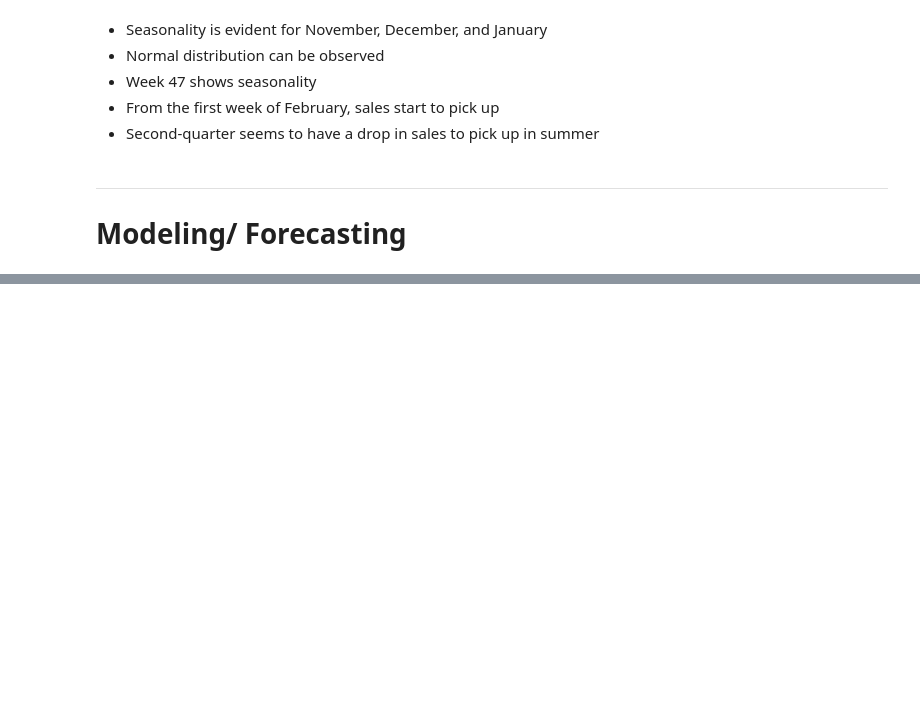
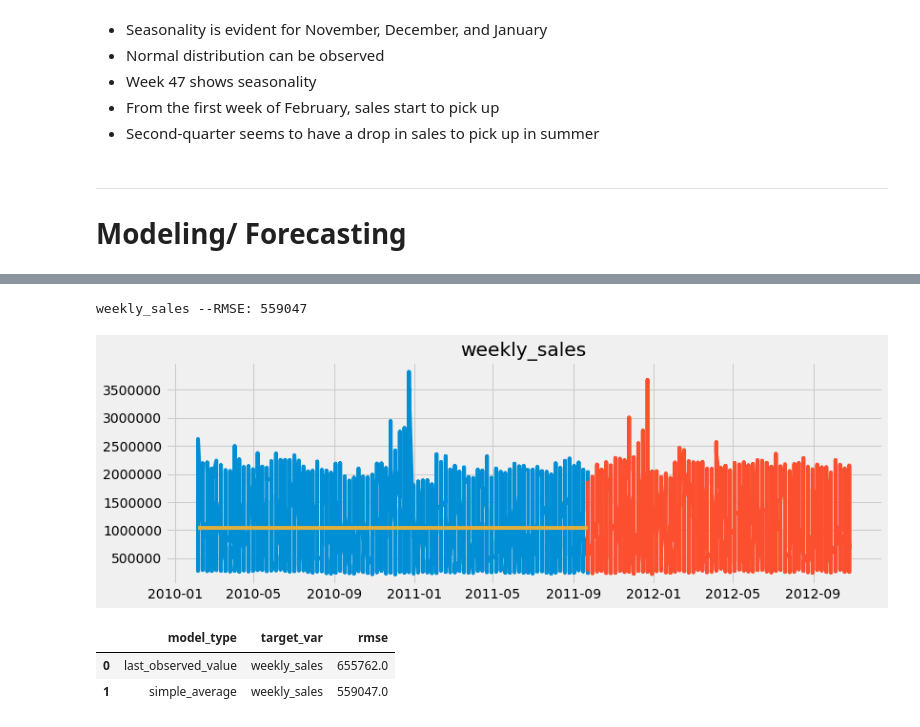
Before and after one commit to VelasquezAlejandro044/alejandro-individual-project, a Jupyter notebook: walmart_sales_data_work.ipynb, the cells around one changed output, grey strips where cells are left out. Drawn from its saved outputs; the diff is of its cells as text; code cells hidden in the pictures; blank space fills up the shorter version.

```diff
--- a/walmart_sales_data_work.ipynb
+++ b/walmart_sales_data_work.ipynb
@@ -396,15 +421,12 @@ def plot_and_eval(target_var):
 # %%
-# Create the empty dataframe
-eval_df = pd.DataFrame(columns=['model_type', 'target_var', 'rmse'])
-
-# function to store rmse for comparison purposes
+# Function to store rmse for comparison purposes
 def append_eval_df(model_type, target_var):
     """
-    append evaluation metrics for each model type, target variable, and metric
-    type, along with the metric value into our eval_df data frame object. Which
-    we will create an empty eval_df dataframe object to start.
+    Append evaluation metrics for each model type, target variable, and metric
+    type, along with the metric value, into our eval_df data frame object. Which
+    we will create an empty eval_df data frame object to start.
     """
-    rmse = test(target_var)
+    rmse = evaluate(target_var)
     d = {'model_type': [model_type], 'target_var': [target_var], 'rmse': [rmse]}
     d = pd.DataFrame(d)
     return eval_df.append(d, ignore_index = True)
@@ -434,0 +462,3 @@ eval_df
+# %%
+for col in train.columns:
+    eval_df = append_eval_df(model_type = 'last_observed_value', target_var = col)
@@ -434,0 +501,8 @@ eval_df
+# %%
+# Plot Actual vs. Predicted Values
+# Evaluate the performance of our time series model using Simple Average
+for col in train.columns:
+    plot_and_eval(col)
+# %% [output]
+weekly_sales --RMSE: 559047
+[figure, added]
@@ -434,0 +513,6 @@ eval_df
+# %%
+eval_df
+# %% [output]
+|  | model_type | target_var | rmse |
+| 0 | last_observed_value | weekly_sales | 655762.0 |
+| 1 | simple_average | weekly_sales | 559047.0 |
```
Also changed, not shown: parts of 61 cells of this notebook, 2 other files.
